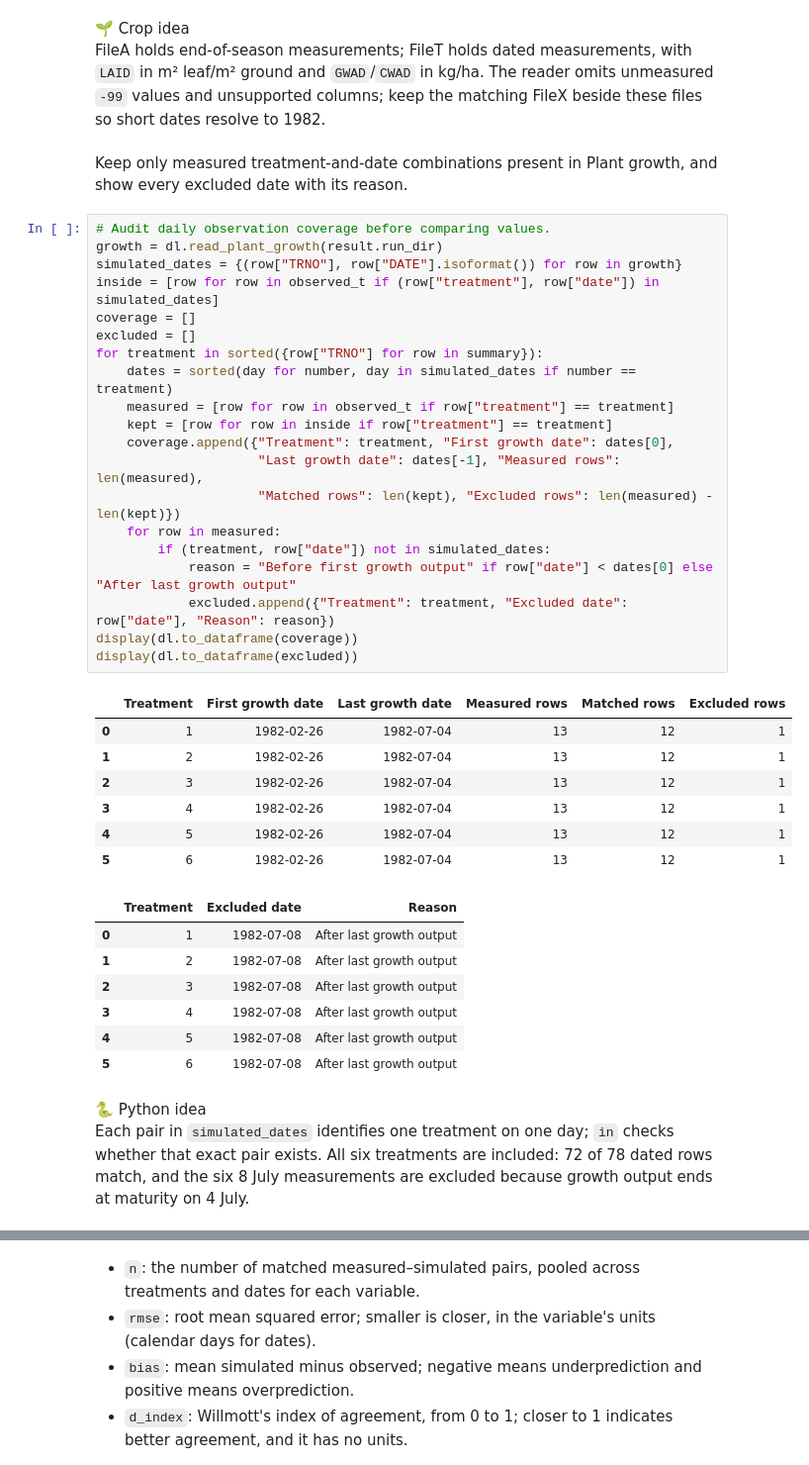
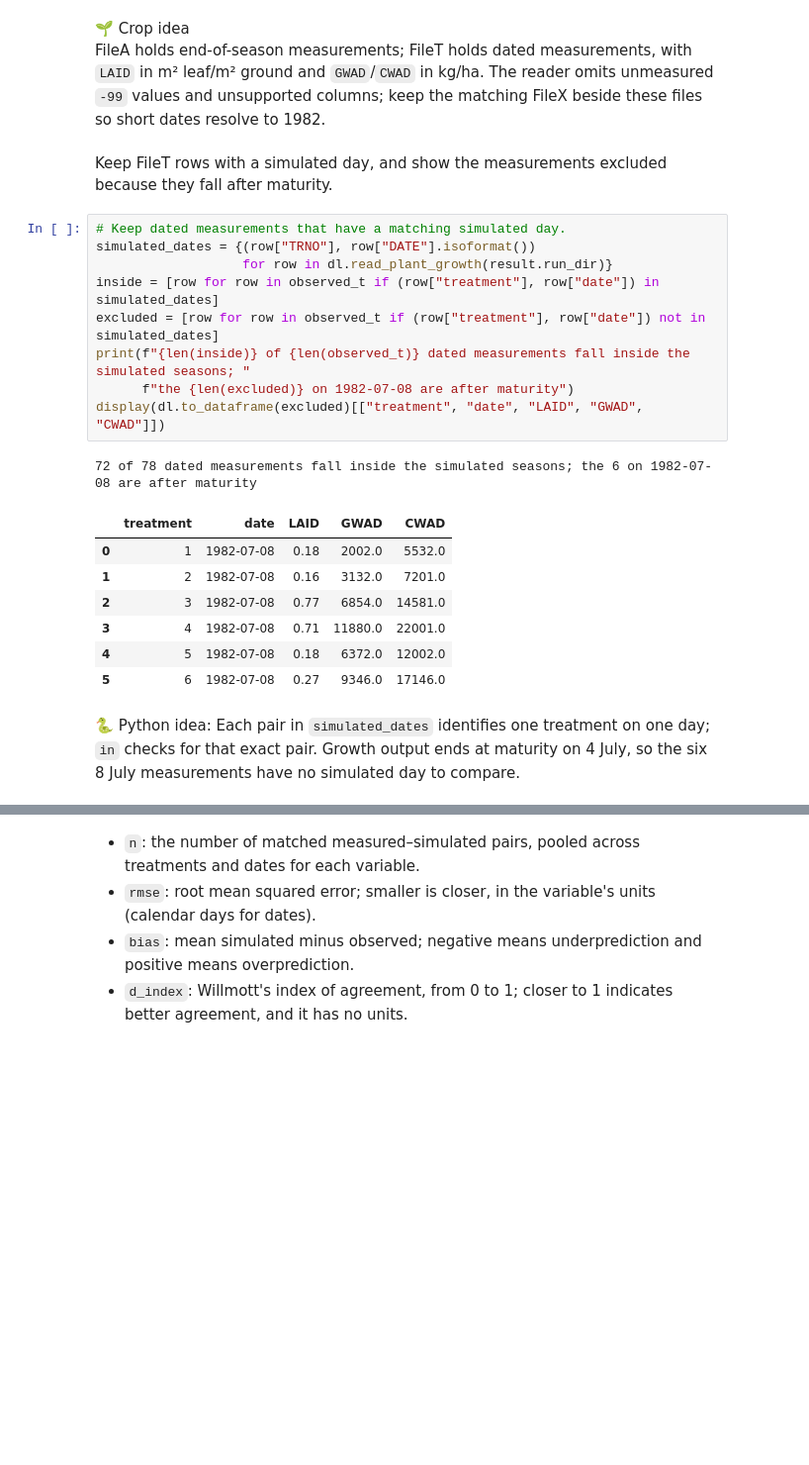
Before and after one commit to AbdelrahmanAmr3/dssatlab, a Jupyter notebook: course/07_simulated_vs_observed/lesson.ipynb, the cells around one changed output, grey strips where cells are left out. Shown at 99% size. Drawn from its saved outputs; the diff is of its cells as text; blank space fills up the shorter version.

Commit message:
Lesson 07_simulated_vs_observed: Codex sol draft
Co-Authored-By: Claude Opus 5.5 <noreply@anthropic.com>

```diff
--- a/course/07_simulated_vs_observed/lesson.ipynb
+++ b/course/07_simulated_vs_observed/lesson.ipynb
@@ -82,44 +82,26 @@ display(dl.to_dataframe(observed_t)[["treatment", "date", "LAID", "GWAD", "CWAD"
 FileA holds end-of-season measurements; FileT holds dated measurements, with `LAID` in m² leaf/m² ground and `GWAD`/`CWAD` in kg/ha.
 The reader omits unmeasured `-99` values and unsupported columns; keep the matching FileX beside these files so short dates resolve to 1982.
 # %% [markdown]
-Keep only measured treatment-and-date combinations present in Plant growth, and show every excluded date with its reason.
+Keep FileT rows with a simulated day, and show the measurements excluded because they fall after maturity.
 # %%
-# Audit daily observation coverage before comparing values.
-growth = dl.read_plant_growth(result.run_dir)
-simulated_dates = {(row["TRNO"], row["DATE"].isoformat()) for row in growth}
+# Keep dated measurements that have a matching simulated day.
+simulated_dates = {(row["TRNO"], row["DATE"].isoformat())
+                   for row in dl.read_plant_growth(result.run_dir)}
 inside = [row for row in observed_t if (row["treatment"], row["date"]) in simulated_dates]
-coverage = []
-excluded = []
-for treatment in sorted({row["TRNO"] for row in summary}):
-    dates = sorted(day for number, day in simulated_dates if number == treatment)
-    measured = [row for row in observed_t if row["treatment"] == treatment]
-    kept = [row for row in inside if row["treatment"] == treatment]
-    coverage.append({"Treatment": treatment, "First growth date": dates[0],
-                     "Last growth date": dates[-1], "Measured rows": len(measured),
-                     "Matched rows": len(kept), "Excluded rows": len(measured) - len(kept)})
-    for row in measured:
-        if (treatment, row["date"]) not in simulated_dates:
-            reason = "Before first growth output" if row["date"] < dates[0] else "After last growth output"
-            excluded.append({"Treatment": treatment, "Excluded date": row["date"], "Reason": reason})
-display(dl.to_dataframe(coverage))
-display(dl.to_dataframe(excluded))
+excluded = [row for row in observed_t if (row["treatment"], row["date"]) not in simulated_dates]
+print(f"{len(inside)} of {len(observed_t)} dated measurements fall inside the simulated seasons; "
+      f"the {len(excluded)} on 1982-07-08 are after maturity")
+display(dl.to_dataframe(excluded)[["treatment", "date", "LAID", "GWAD", "CWAD"]])
 # %% [output]
+72 of 78 dated measurements fall inside the simulated seasons; the 6 on 1982-07-08 are after maturity
-|  | Treatment | First growth date | Last growth date | Measured rows | Matched rows | Excluded rows |
-| 0 | 1 | 1982-02-26 | 1982-07-04 | 13 | 12 | 1 |
-| 1 | 2 | 1982-02-26 | 1982-07-04 | 13 | 12 | 1 |
-| 2 | 3 | 1982-02-26 | 1982-07-04 | 13 | 12 | 1 |
-| 3 | 4 | 1982-02-26 | 1982-07-04 | 13 | 12 | 1 |
-| 4 | 5 | 1982-02-26 | 1982-07-04 | 13 | 12 | 1 |
-| 5 | 6 | 1982-02-26 | 1982-07-04 | 13 | 12 | 1 |
+|  | treatment | date | LAID | GWAD | CWAD |
+| 0 | 1 | 1982-07-08 | 0.18 | 2002.0 | 5532.0 |
+| 1 | 2 | 1982-07-08 | 0.16 | 3132.0 | 7201.0 |
+| 2 | 3 | 1982-07-08 | 0.77 | 6854.0 | 14581.0 |
+| 3 | 4 | 1982-07-08 | 0.71 | 11880.0 | 22001.0 |
+| 4 | 5 | 1982-07-08 | 0.18 | 6372.0 | 12002.0 |
+| 5 | 6 | 1982-07-08 | 0.27 | 9346.0 | 17146.0 |
-|  | Treatment | Excluded date | Reason |
-| 0 | 1 | 1982-07-08 | After last growth output |
-| 1 | 2 | 1982-07-08 | After last growth output |
-| 2 | 3 | 1982-07-08 | After last growth output |
-| 3 | 4 | 1982-07-08 | After last growth output |
-| 4 | 5 | 1982-07-08 | After last growth output |
-| 5 | 6 | 1982-07-08 | After last growth output |
 # %% [markdown]
-🐍 Python idea
-Each pair in `simulated_dates` identifies one treatment on one day; `in` checks whether that exact pair exists.
-All six treatments are included: 72 of 78 dated rows match, and the six 8 July measurements are excluded because growth output ends at maturity on 4 July.
+🐍 Python idea: Each pair in `simulated_dates` identifies one treatment on one day; `in` checks for that exact pair.
+Growth output ends at maturity on 4 July, so the six 8 July measurements have no simulated day to compare.
 # %% [markdown]
```
Also changed, not shown: parts of 6 cells of this notebook, 1 other file.
